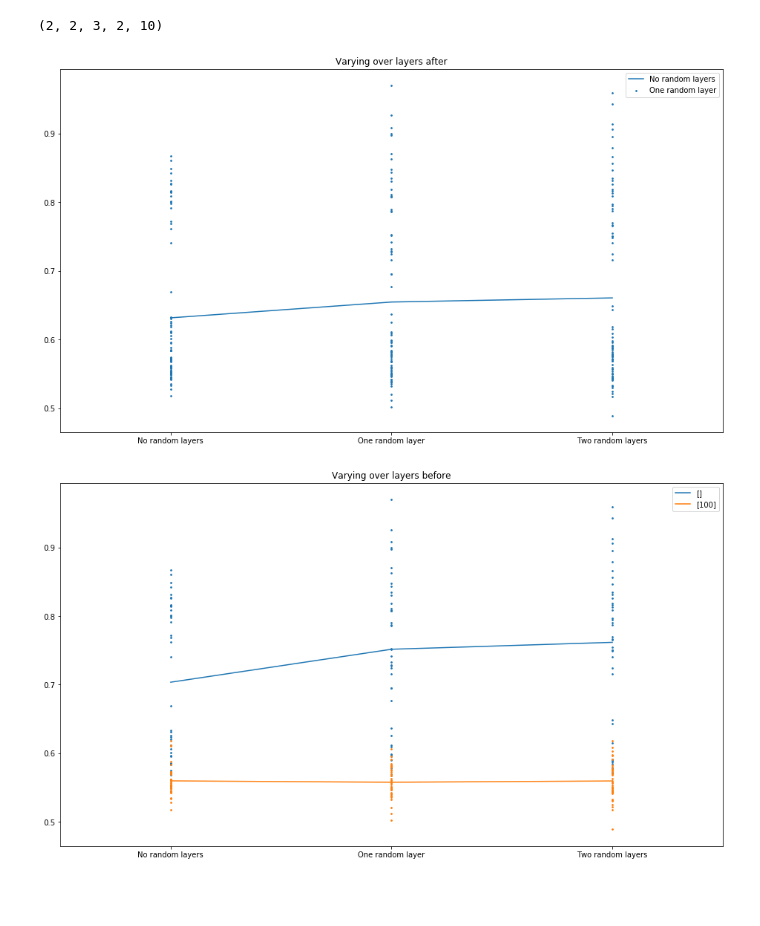
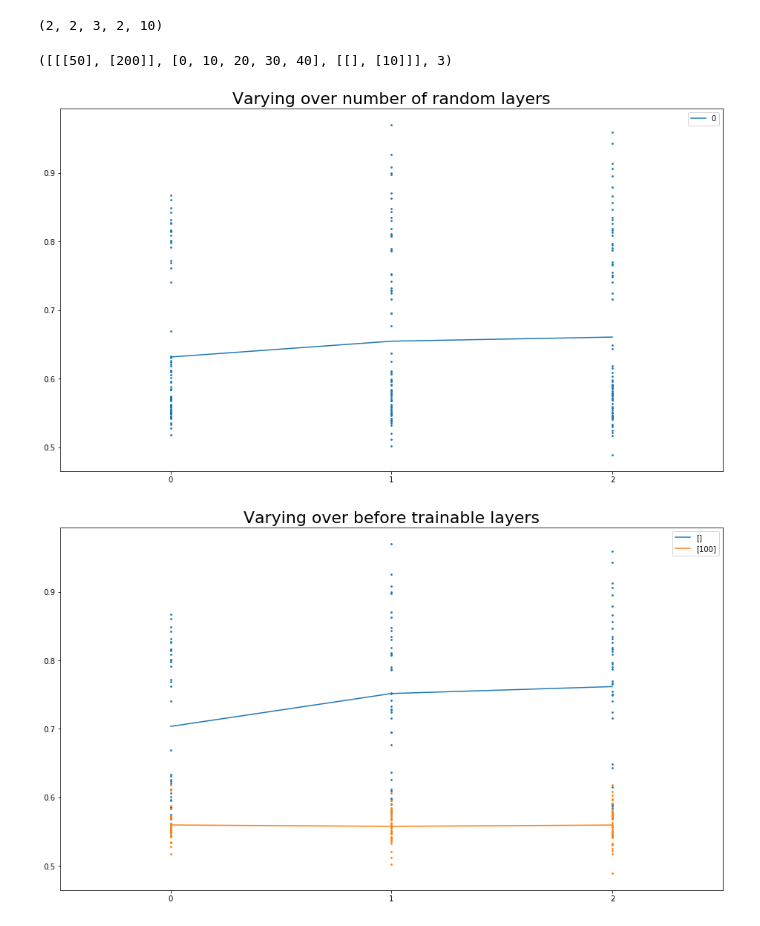
Before and after one commit to matejsladek/random_layers, a Jupyter notebook: code/plots/Plotting Demo.ipynb, the cells around one changed output. Cells and saved outputs as stored; diff of their text form; code cells hidden in the pictures; blank space fills up the shorter version.

Commit message:
Replotting another plot

```diff
--- a/code/plots/Plotting Demo.ipynb
+++ b/code/plots/Plotting Demo.ipynb
@@ -19,4 +19,9 @@ data = np.genfromtxt(StringIO(file.read()))
 # %%
 data = data.reshape(shape)
 # %%
-dimension_meaning = ["Layers before", "Random layer size", "Number of random layers", "Layers after"]
+dimension_meaning = [
+    "Before trainable layers",
+    "Random layer sizes",
+    "Number of random layers",
+    "After trainable layers",
+]
@@ -23,17 +37,21 @@ dimension_meaning = ["Layers before", "Random layer size", "Number of random lay
+# %%
+values, len(values)
+# %% [output]
+([[[50], [200]], [0, 10, 20, 30, 40], [[], [10]]], 3)
 # %%
 values = [
     [[], [100]],
     [10, 100],
-    ["No random layers", "One random layer", "Two random layers"],
+    list(range(3)),
     [[], [10]],
 ]
 # %%
 plotter.plot_marginals(
     data,
     dimension_meaning,
     values,
-    2
+    2,
 )
 # %% [output]
-[figure, old version]
+[figure, new version]
-[figure, old version]
+[figure, new version]
```
Also changed, not shown: parts of 2 cells of this notebook.
